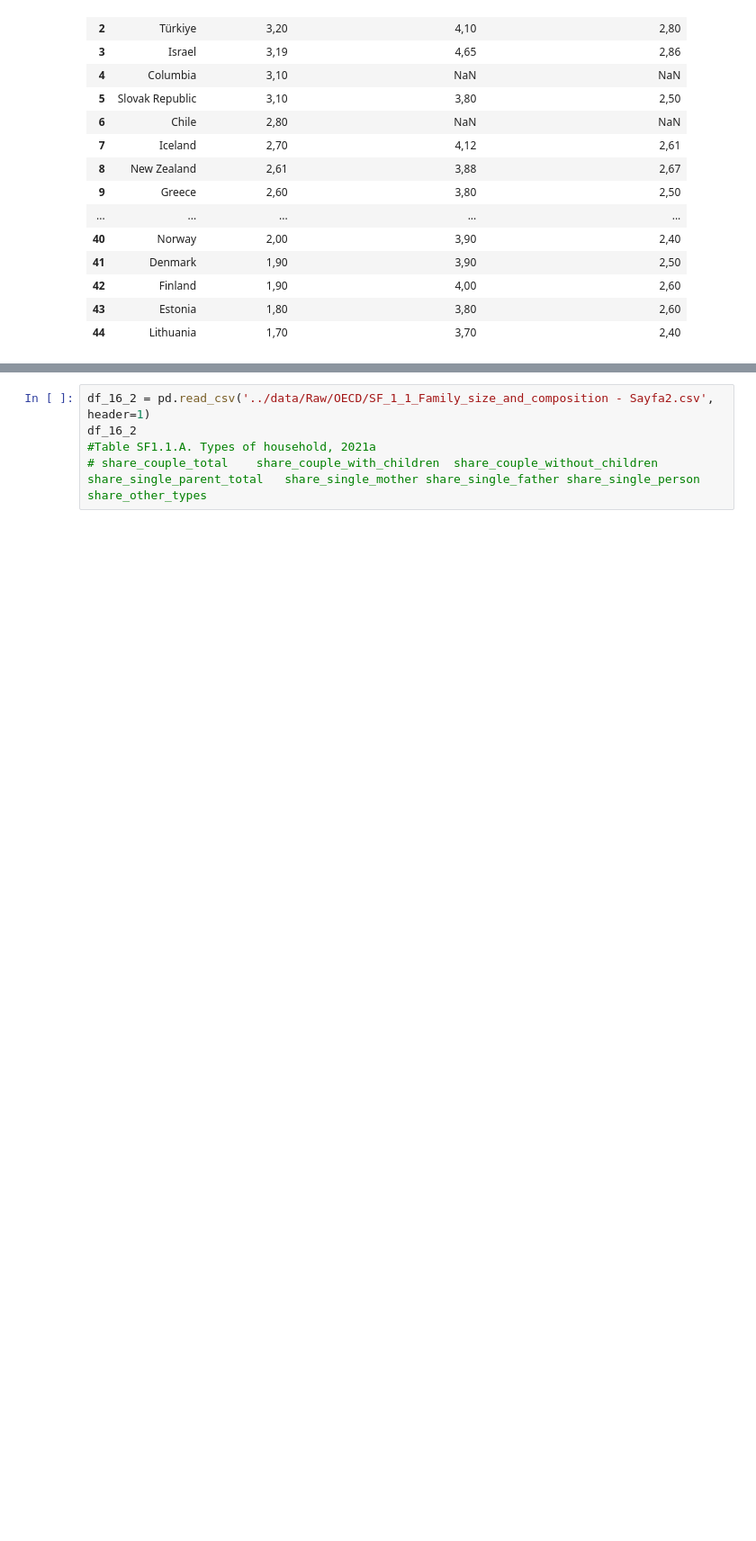
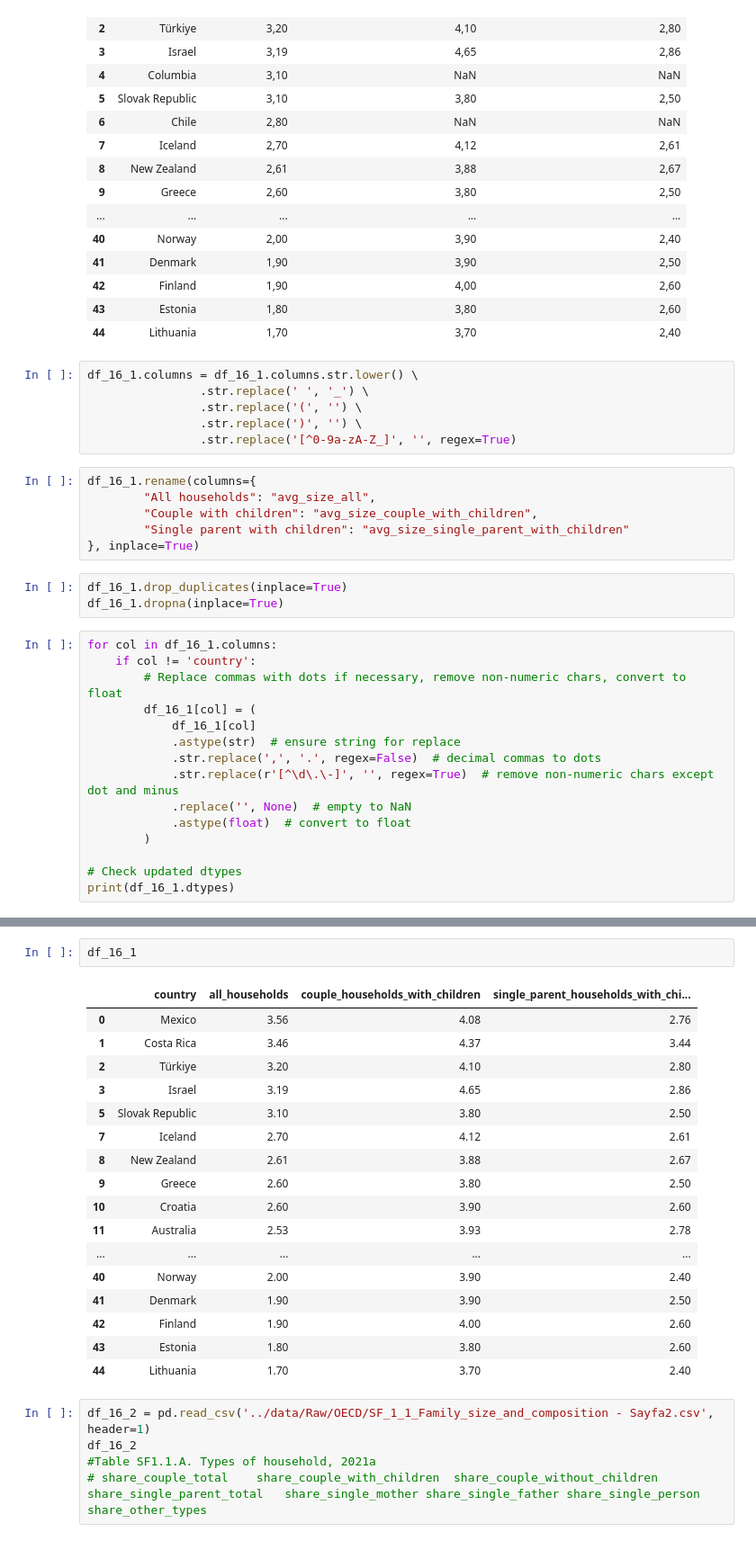
Before and after one commit to YkslB/marriage_statistics, a Jupyter notebook: scripts/Cleaning.ipynb, the cells around one changed output, grey strips where cells are left out. Shown at 90% size. Drawn from its saved outputs; the diff is of its cells as text; blank space fills up the shorter version.

```diff
--- a/scripts/Cleaning.ipynb
+++ b/scripts/Cleaning.ipynb
@@ -978,3 +978,33 @@ df_16_1
 | 42 | Finland | 1,90 | 4,00 | 2,60 |
 | 43 | Estonia | 1,80 | 3,80 | 2,60 |
 | 44 | Lithuania | 1,70 | 3,70 | 2,40 |
+# %%
+df_16_1.columns = df_16_1.columns.str.lower() \
+                .str.replace(' ', '_') \
+                .str.replace('(', '') \
+                .str.replace(')', '') \
+                .str.replace('[^0-9a-zA-Z_]', '', regex=True)
+# %%
+df_16_1.rename(columns={
+        "All households": "avg_size_all",
+        "Couple with children": "avg_size_couple_with_children",
+        "Single parent with children": "avg_size_single_parent_with_children"
+}, inplace=True)
+# %%
+df_16_1.drop_duplicates(inplace=True)
+df_16_1.dropna(inplace=True)
+# %%
+for col in df_16_1.columns:
+    if col != 'country':
+        # Replace commas with dots if necessary, remove non-numeric chars, convert to float
+        df_16_1[col] = (
+            df_16_1[col]
+            .astype(str)  # ensure string for replace
+            .str.replace(',', '.', regex=False)  # decimal commas to dots
+            .str.replace(r'[^\d\.\-]', '', regex=True)  # remove non-numeric chars except dot and minus
+            .replace('', None)  # empty to NaN
+            .astype(float)  # convert to float
+        )
+
+# Check updated dtypes
+print(df_16_1.dtypes)
@@ -981,3 +1030,23 @@ df_16_1
+# %%
+df_16_1
+# %% [output]
+|  | country | all_households | couple_households_with_children | single_parent_households_with_chi... |
+| 0 | Mexico | 3.56 | 4.08 | 2.76 |
+| 1 | Costa Rica | 3.46 | 4.37 | 3.44 |
+| 2 | Türkiye | 3.20 | 4.10 | 2.80 |
+| 3 | Israel | 3.19 | 4.65 | 2.86 |
+| 5 | Slovak Republic | 3.10 | 3.80 | 2.50 |
+| 7 | Iceland | 2.70 | 4.12 | 2.61 |
+| 8 | New Zealand | 2.61 | 3.88 | 2.67 |
+| 9 | Greece | 2.60 | 3.80 | 2.50 |
+| 10 | Croatia | 2.60 | 3.90 | 2.60 |
+| 11 | Australia | 2.53 | 3.93 | 2.78 |
+| ... | ... | ... | ... | ... |
+| 40 | Norway | 2.00 | 3.90 | 2.40 |
+| 41 | Denmark | 1.90 | 3.90 | 2.50 |
+| 42 | Finland | 1.90 | 4.00 | 2.60 |
+| 43 | Estonia | 1.80 | 3.80 | 2.60 |
+| 44 | Lithuania | 1.70 | 3.70 | 2.40 |
 # %%
 df_16_2 = pd.read_csv('../data/Raw/OECD/SF_1_1_Family_size_and_composition - Sayfa2.csv', header=1)
 df_16_2
```
Also changed, not shown: parts of 49 cells of this notebook, 1 other file.
